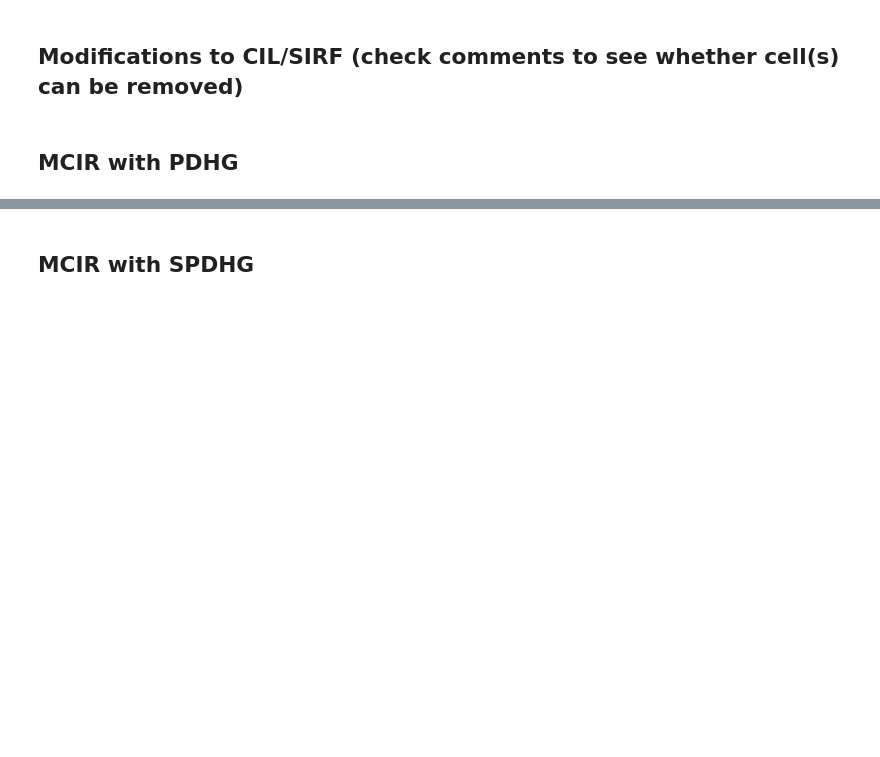
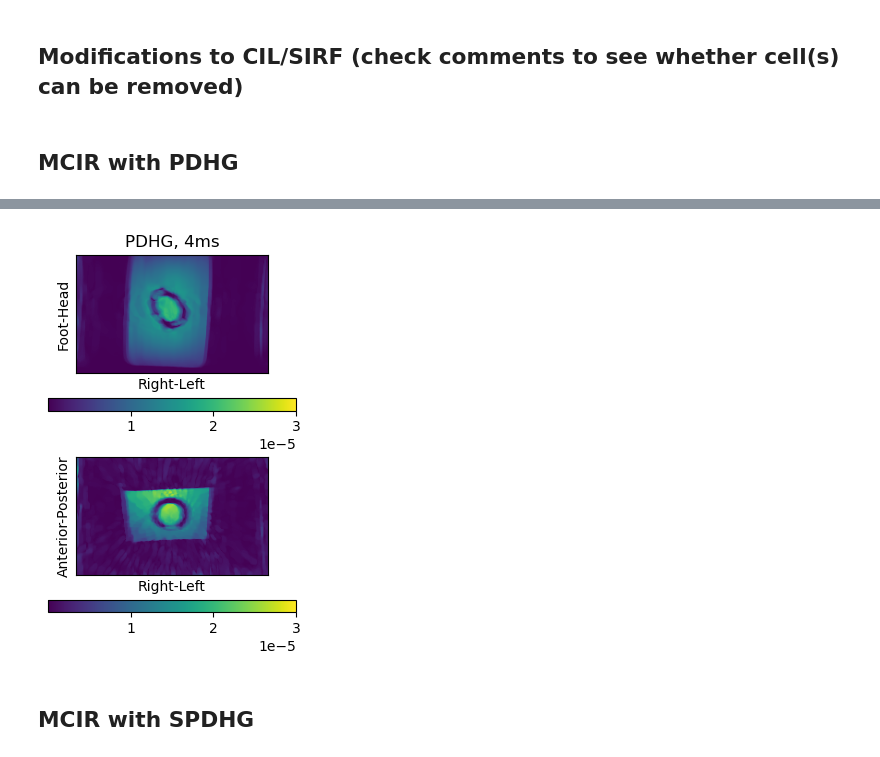
Before and after one commit to paskino/SIRF-Contribs, a Jupyter notebook: src/notebooks/simulating_motion_2.ipynb, the cells around one changed output, grey strips where cells are left out. Saved outputs shown, nothing was run; the diff lists cells and outputs as text; code cells hidden in the pictures; blank space fills up the shorter version.

```diff
--- a/src/notebooks/simulating_motion_2.ipynb
+++ b/src/notebooks/simulating_motion_2.ipynb
@@ -413,12 +380,3 @@ class MyLinearOperator(LinearOperator):
-# %%
-# this cell is to be removed if using newer SIRF version that implements 1182
-from packaging import version as pversion
-if pversion.parse(sirf.__version__) < pversion.parse('3.5.0'):
-    def NiftyResampler_norm(x):
-        out = LinearOperator.PowerMethod(x)
-        return out
-
-    setattr(NiftyResampler, 'norm', NiftyResampler_norm)
 # %%
 # this cell is to be removed if using newer CIL version that implements 1472
 
@@ -500,7 +462,7 @@ aa.norm()
 pdhg_2 = PDHG(
             f=F, g=G, operator=A,
             max_iteration=n_epochs,
-            update_objective_interval=10)
+            update_objective_interval=1)
 # %%
 sc = functools.partial(saveCallback, pdhg_2, f"PDHG_TV_{Nms:02d}ms", os.path.join(data_path, recons, f'MS_{Nms}'))
 
@@ -518,12 +490,14 @@ pdhg_2_time = end-start
 # %%
 im = pdhg_2.get_output().as_array()
 
 %matplotlib inline
 plot_rpe_3d([im],
             [59, 64],
-            ['PDHG, 4ms'],
+            [f'PDHG, {Nms}ms'],
             [3*10**(-5)],
-            'PDHG, 4ms.png')
+            f'PDHG, {Nms}ms.png')
+# %% [output]
+[figure, added]
 # %% [markdown]
 ## MCIR with SPDHG
 # %%
```
Also changed, not shown: parts of 36 cells of this notebook.
